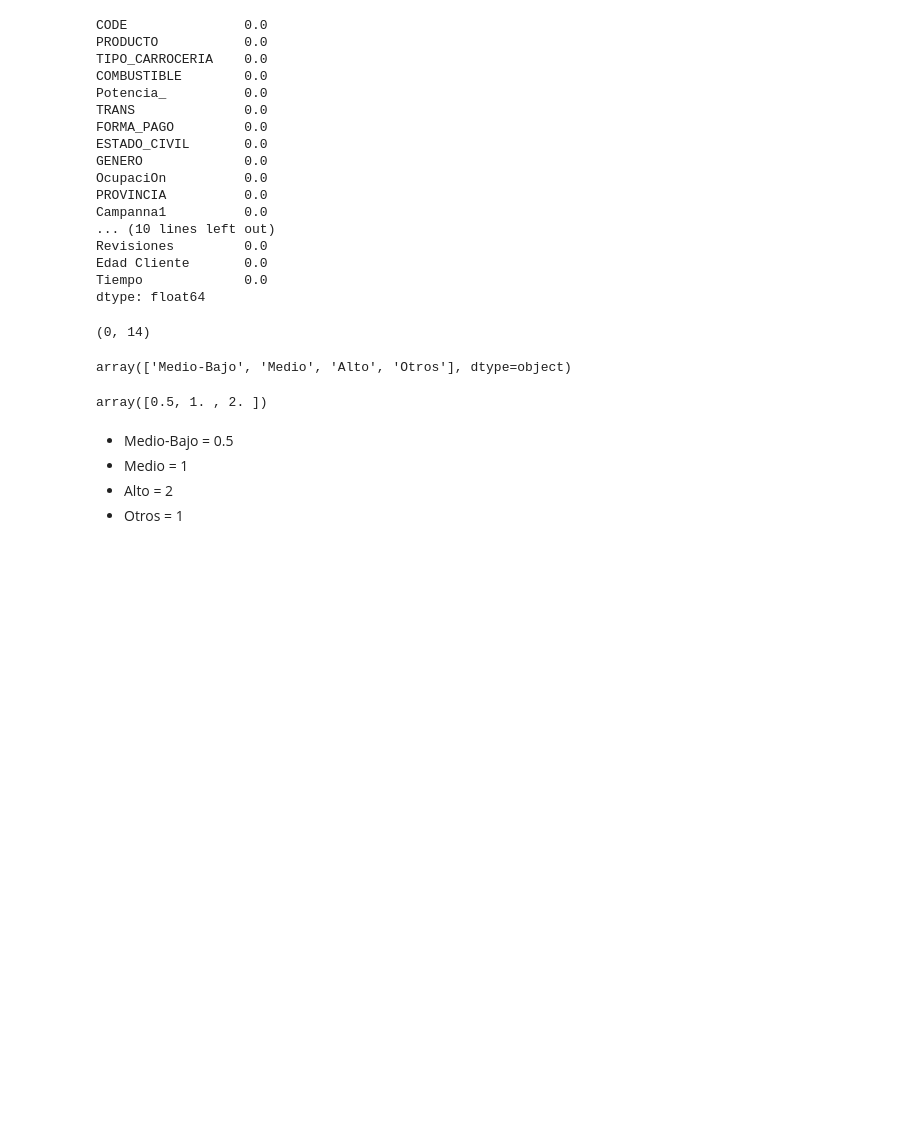
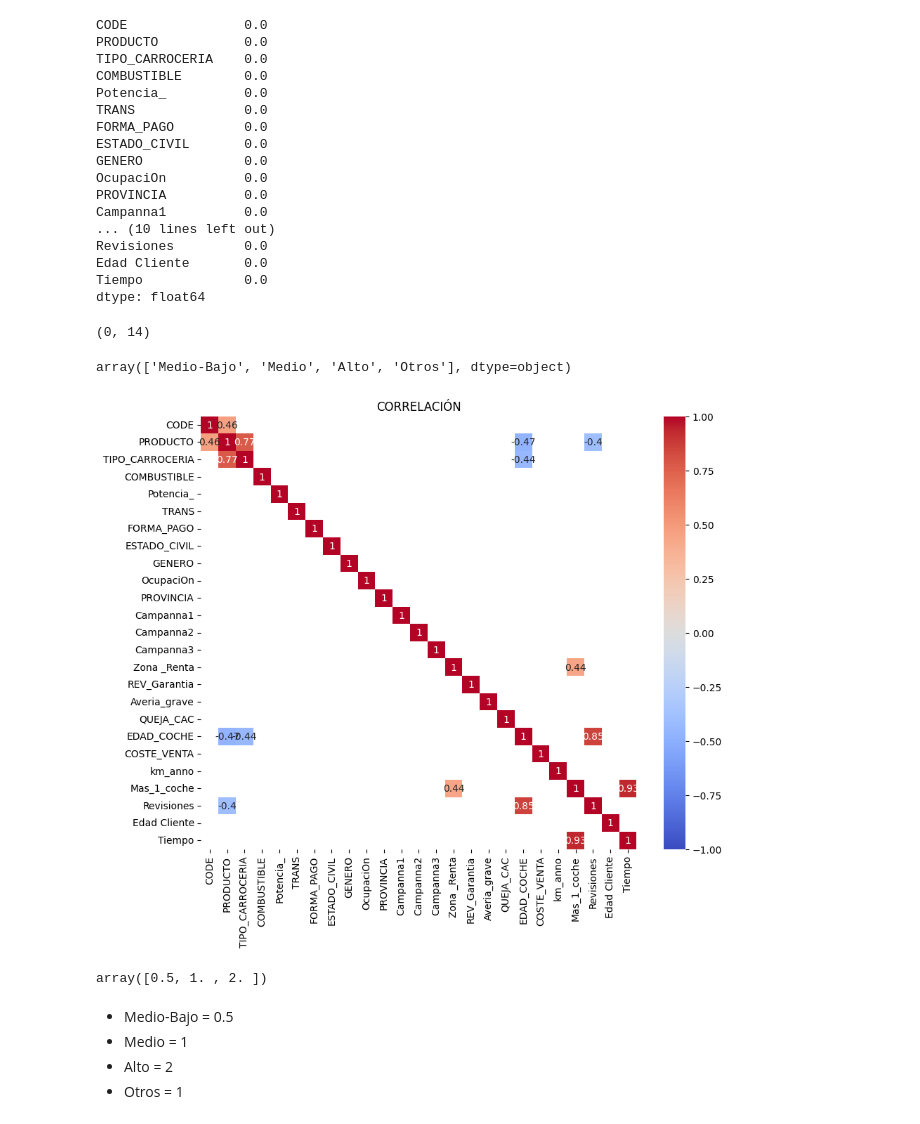
Before and after one commit to jzazooro/Optimizacionenredes1, a Jupyter notebook: DataInfoGráficos.ipynb, the cells around one changed output. Drawn from its saved outputs; the diff is of its cells as text; code cells hidden in the pictures; blank space fills up the shorter version.

```diff
--- a/DataInfoGráficos.ipynb
+++ b/DataInfoGráficos.ipynb
@@ -120,6 +120,20 @@ le = LabelEncoder()
 for column in df.columns:
     if df[column].dtype == type(object):
         df[column] = le.fit_transform(df[column])
+# %%
+# Calcular la matriz de correlación
+corr = df.corr()
+
+# Aplicar un filtro para mostrar solo las correlaciones superiores a 0.6 o inferiores a -0.6
+filtered_corr = corr[(corr > 0.4) | (corr < -0.4)]
+
+# Crear el heatmap solo con las correlaciones filtradas
+plt.figure(figsize=(10, 8))
+plt.title('CORRELACIÓN')
+sns.heatmap(filtered_corr, annot=True, cmap='coolwarm', vmin=-1, vmax=1)
+plt.show()
+# %% [output]
+[figure, added]
 # %%
 df['Zona _Renta'].unique()
 # %% [output]
```
Also changed, not shown: parts of 7 cells of this notebook, 1 other file.
